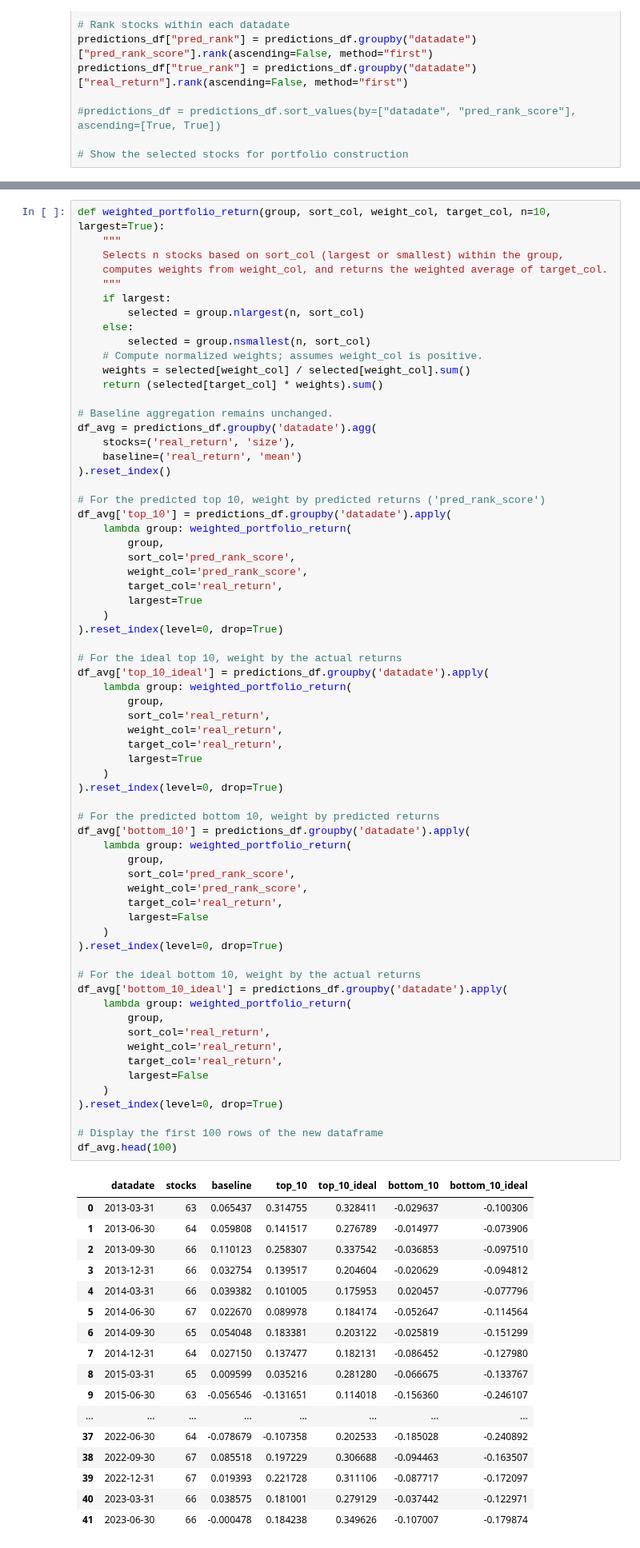
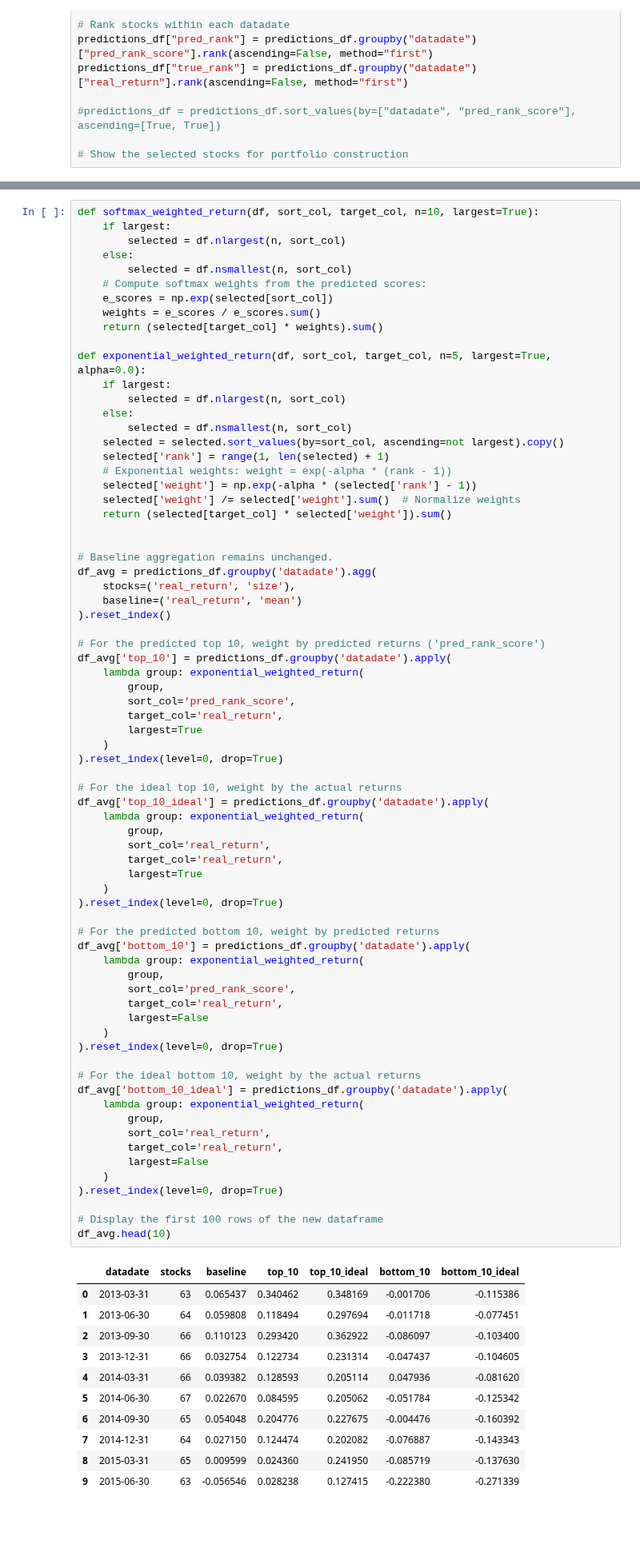
Before and after one commit to edocampione/4YP, a Jupyter notebook: models/global (ranking).ipynb, the cells around one changed output, grey strips where cells are left out. Shown at 80% size. Saved outputs shown, nothing was run; the diff lists cells and outputs as text; blank space fills up the shorter version.

Commit message:
learn to rank

```diff
--- a/models/global (ranking).ipynb
+++ b/models/global (ranking).ipynb
@@ -324,18 +326,28 @@ predictions_df.head(10)
 | 10580 | 2013-03-31 | NOC | 0.146535 | 1.001797 | 0.180328 | 8.0 | 9.0 |
 | 13375 | 2013-03-31 | TGT | 0.101628 | 0.458533 | 0.168019 | 14.0 | 10.0 |
 # %%
-def weighted_portfolio_return(group, sort_col, weight_col, target_col, n=10, largest=True):
-    """
-    Selects n stocks based on sort_col (largest or smallest) within the group,
-    computes weights from weight_col, and returns the weighted average of target_col.
-    """
+def softmax_weighted_return(df, sort_col, target_col, n=10, largest=True):
     if largest:
-        selected = group.nlargest(n, sort_col)
+        selected = df.nlargest(n, sort_col)
     else:
-        selected = group.nsmallest(n, sort_col)
-    # Compute normalized weights; assumes weight_col is positive.
-    weights = selected[weight_col] / selected[weight_col].sum()
+        selected = df.nsmallest(n, sort_col)
+    # Compute softmax weights from the predicted scores:
+    e_scores = np.exp(selected[sort_col])
+    weights = e_scores / e_scores.sum()
     return (selected[target_col] * weights).sum()
+
+def exponential_weighted_return(df, sort_col, target_col, n=5, largest=True, alpha=0.0):
+    if largest:
+        selected = df.nlargest(n, sort_col)
+    else:
+        selected = df.nsmallest(n, sort_col)
+    selected = selected.sort_values(by=sort_col, ascending=not largest).copy()
+    selected['rank'] = range(1, len(selected) + 1)
+    # Exponential weights: weight = exp(-alpha * (rank - 1))
+    selected['weight'] = np.exp(-alpha * (selected['rank'] - 1))
+    selected['weight'] /= selected['weight'].sum()  # Normalize weights
+    return (selected[target_col] * selected['weight']).sum()
+
 
 # Baseline aggregation remains unchanged.
 df_avg = predictions_df.groupby('datadate').agg(
@@ -345,10 +357,9 @@ df_avg = predictions_df.groupby('datadate').agg(
 
 # For the predicted top 10, weight by predicted returns ('pred_rank_score')
 df_avg['top_10'] = predictions_df.groupby('datadate').apply(
-    lambda group: weighted_portfolio_return(
+    lambda group: exponential_weighted_return(
         group,
         sort_col='pred_rank_score',
-        weight_col='pred_rank_score',
         target_col='real_return',
         largest=True
     )
@@ -356,54 +367,45 @@ df_avg['top_10'] = predictions_df.groupby('datadate').apply(
 
 # For the ideal top 10, weight by the actual returns
 df_avg['top_10_ideal'] = predictions_df.groupby('datadate').apply(
-    lambda group: weighted_portfolio_return(
+    lambda group: exponential_weighted_return(
         group,
         sort_col='real_return',
-        weight_col='real_return',
         target_col='real_return',
         largest=True
     )
 ).reset_index(level=0, drop=True)
 
 # For the predicted bottom 10, weight by predicted returns
 df_avg['bottom_10'] = predictions_df.groupby('datadate').apply(
-    lambda group: weighted_portfolio_return(
+    lambda group: exponential_weighted_return(
         group,
         sort_col='pred_rank_score',
-        weight_col='pred_rank_score',
         target_col='real_return',
         largest=False
     )
 ).reset_index(level=0, drop=True)
 
 # For the ideal bottom 10, weight by the actual returns
 df_avg['bottom_10_ideal'] = predictions_df.groupby('datadate').apply(
-    lambda group: weighted_portfolio_return(
+    lambda group: exponential_weighted_return(
         group,
         sort_col='real_return',
-        weight_col='real_return',
         target_col='real_return',
         largest=False
     )
 ).reset_index(level=0, drop=True)
 
 # Display the first 100 rows of the new dataframe
-df_avg.head(100)
+df_avg.head(10)
 # %% [output]
 |  | datadate | stocks | baseline | top_10 | top_10_ideal | bottom_10 | bottom_10_ideal |
-| 0 | 2013-03-31 | 63 | 0.065437 | 0.314755 | 0.328411 | -0.029637 | -0.100306 |
-| 1 | 2013-06-30 | 64 | 0.059808 | 0.141517 | 0.276789 | -0.014977 | -0.073906 |
-| 2 | 2013-09-30 | 66 | 0.110123 | 0.258307 | 0.337542 | -0.036853 | -0.097510 |
-| 3 | 2013-12-31 | 66 | 0.032754 | 0.139517 | 0.204604 | -0.020629 | -0.094812 |
-| 4 | 2014-03-31 | 66 | 0.039382 | 0.101005 | 0.175953 | 0.020457 | -0.077796 |
-| 5 | 2014-06-30 | 67 | 0.022670 | 0.089978 | 0.184174 | -0.052647 | -0.114564 |
-| 6 | 2014-09-30 | 65 | 0.054048 | 0.183381 | 0.203122 | -0.025819 | -0.151299 |
-| 7 | 2014-12-31 | 64 | 0.027150 | 0.137477 | 0.182131 | -0.086452 | -0.127980 |
-| 8 | 2015-03-31 | 65 | 0.009599 | 0.035216 | 0.281280 | -0.066675 | -0.133767 |
-| 9 | 2015-06-30 | 63 | -0.056546 | -0.131651 | 0.114018 | -0.156360 | -0.246107 |
-| ... | ... | ... | ... | ... | ... | ... | ... |
-| 37 | 2022-06-30 | 64 | -0.078679 | -0.107358 | 0.202533 | -0.185028 | -0.240892 |
-| 38 | 2022-09-30 | 67 | 0.085518 | 0.197229 | 0.306688 | -0.094463 | -0.163507 |
-| 39 | 2022-12-31 | 67 | 0.019393 | 0.221728 | 0.311106 | -0.087717 | -0.172097 |
-| 40 | 2023-03-31 | 66 | 0.038575 | 0.181001 | 0.279129 | -0.037442 | -0.122971 |
-| 41 | 2023-06-30 | 66 | -0.000478 | 0.184238 | 0.349626 | -0.107007 | -0.179874 |
+| 0 | 2013-03-31 | 63 | 0.065437 | 0.340462 | 0.348169 | -0.001706 | -0.115386 |
+| 1 | 2013-06-30 | 64 | 0.059808 | 0.118494 | 0.297694 | -0.011718 | -0.077451 |
+| 2 | 2013-09-30 | 66 | 0.110123 | 0.293420 | 0.362922 | -0.086097 | -0.103400 |
+| 3 | 2013-12-31 | 66 | 0.032754 | 0.122734 | 0.231314 | -0.047437 | -0.104605 |
+| 4 | 2014-03-31 | 66 | 0.039382 | 0.128593 | 0.205114 | 0.047936 | -0.081620 |
+| 5 | 2014-06-30 | 67 | 0.022670 | 0.084595 | 0.205062 | -0.051784 | -0.125342 |
+| 6 | 2014-09-30 | 65 | 0.054048 | 0.204776 | 0.227675 | -0.004476 | -0.160392 |
+| 7 | 2014-12-31 | 64 | 0.027150 | 0.124474 | 0.202082 | -0.076887 | -0.143343 |
+| 8 | 2015-03-31 | 65 | 0.009599 | 0.024360 | 0.241950 | -0.085719 | -0.137630 |
+| 9 | 2015-06-30 | 63 | -0.056546 | 0.028238 | 0.127415 | -0.222380 | -0.271339 |
```
Also changed, not shown: parts of 4 cells of this notebook, 1 other file.
